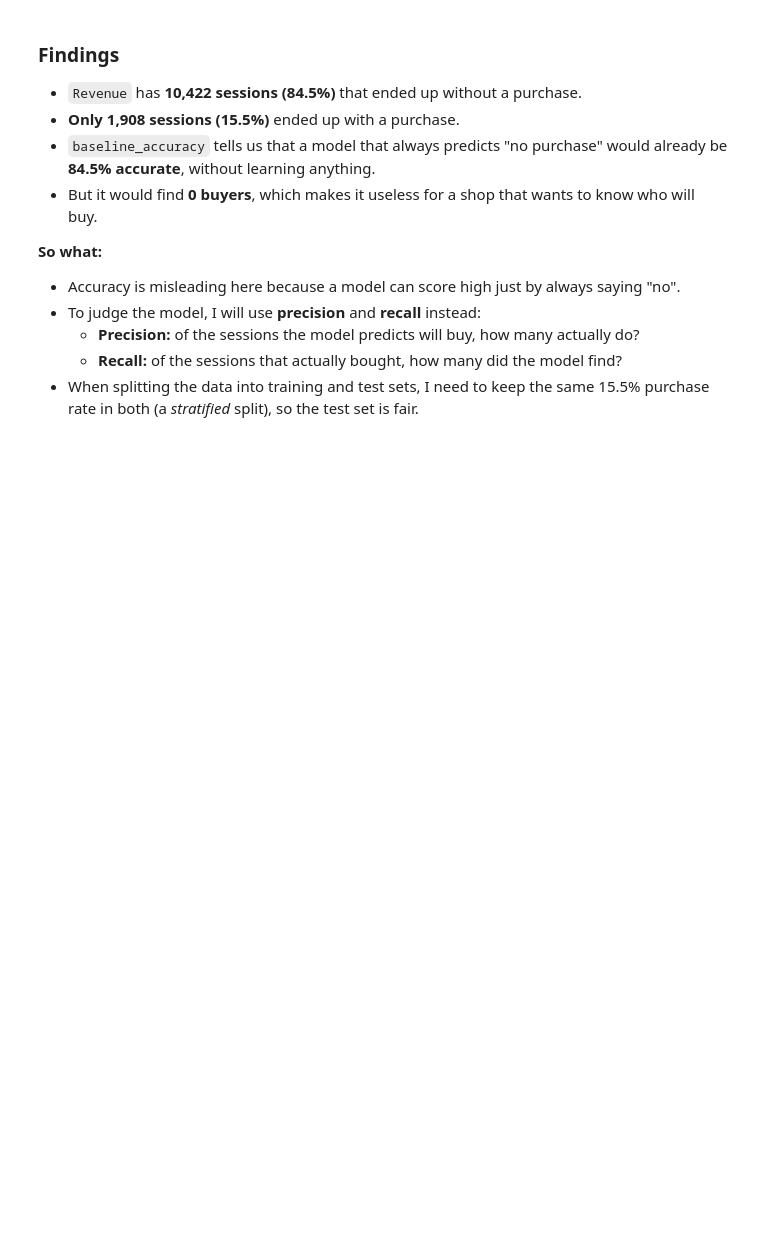
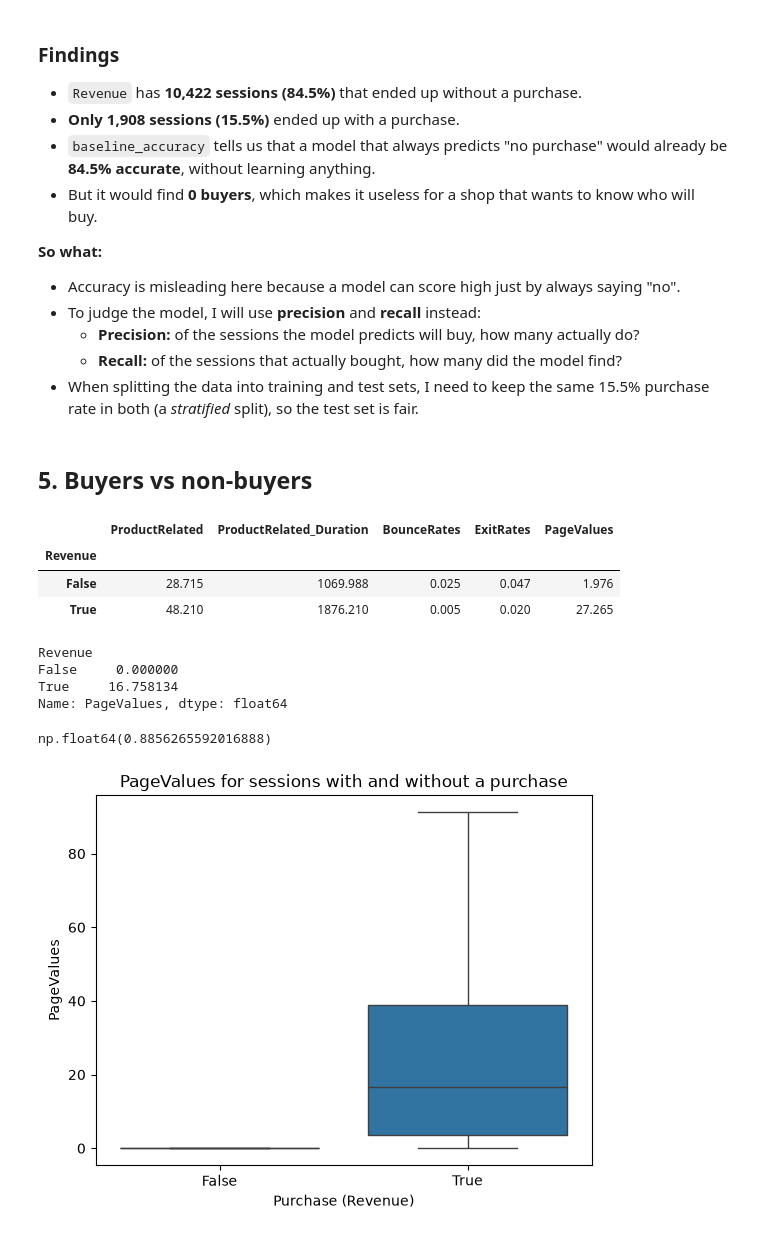
Before and after one commit to KhunMaungAye/ecommerce-purchase-prediction, a Jupyter notebook: notebooks/01_data_exploration.ipynb, the cells around one changed output. Drawn from its saved outputs; the diff is of its cells as text; code cells hidden in the pictures; blank space fills up the shorter version.

Commit message:
feat: add buyers vs non-buyers numeric comparison

```diff
--- a/notebooks/01_data_exploration.ipynb
+++ b/notebooks/01_data_exploration.ipynb
@@ -277,3 +277,34 @@ Accuracy if we always predict 'no purchase': 84.5%
     - **Precision:** of the sessions the model predicts will buy, how many actually do?
     - **Recall:** of the sessions that actually bought, how many did the model find?
 - When splitting the data into training and test sets, I need to keep the same 15.5% purchase rate in both (a *stratified* split), so the test set is fair.
+# %% [markdown]
+## 5. Buyers vs non-buyers
+# %%
+df.groupby("Revenue")[["ProductRelated", "ProductRelated_Duration", "BounceRates", "ExitRates", "PageValues"]].mean().round(3)
+# %% [output]
+|  | ProductRelated | ProductRelated_Duration | BounceRates | ExitRates | PageValues |
+| Revenue |  |  |  |  |  |
+| False | 28.715 | 1069.988 | 0.025 | 0.047 | 1.976 |
+| True | 48.210 | 1876.210 | 0.005 | 0.020 | 27.265 |
+# %%
+df.groupby("Revenue")["PageValues"].median()
+# %% [output]
+Revenue
+False     0.000000
+True     16.758134
+Name: PageValues, dtype: float64
+# %%
+(df[df["Revenue"] == False]["PageValues"] == 0).mean()
+# %% [output]
+np.float64(0.8856265592016888)
+# %%
+sns.boxplot(data=df,
+            x="Revenue",
+            y="PageValues",
+            showfliers=False)
+plt.title("PageValues for sessions with and without a purchase")
+plt.xlabel("Purchase (Revenue)")
+plt.ylabel("PageValues")
+plt.show()
+# %% [output]
+[figure, added]
```
Also changed, not shown: parts of 1 cell of this notebook.
